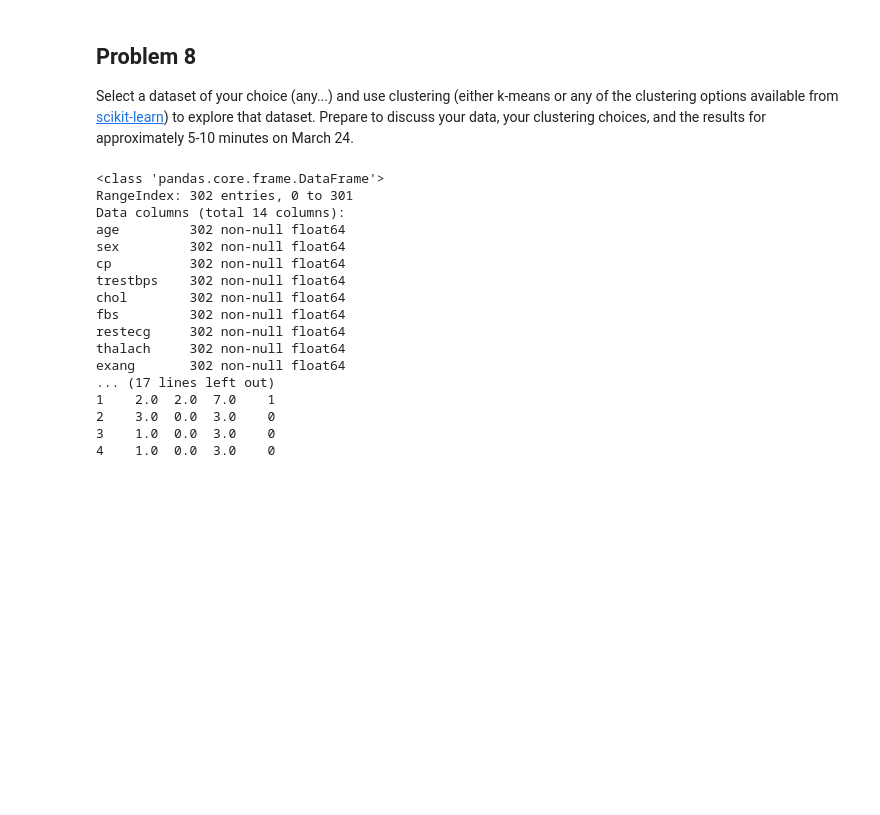
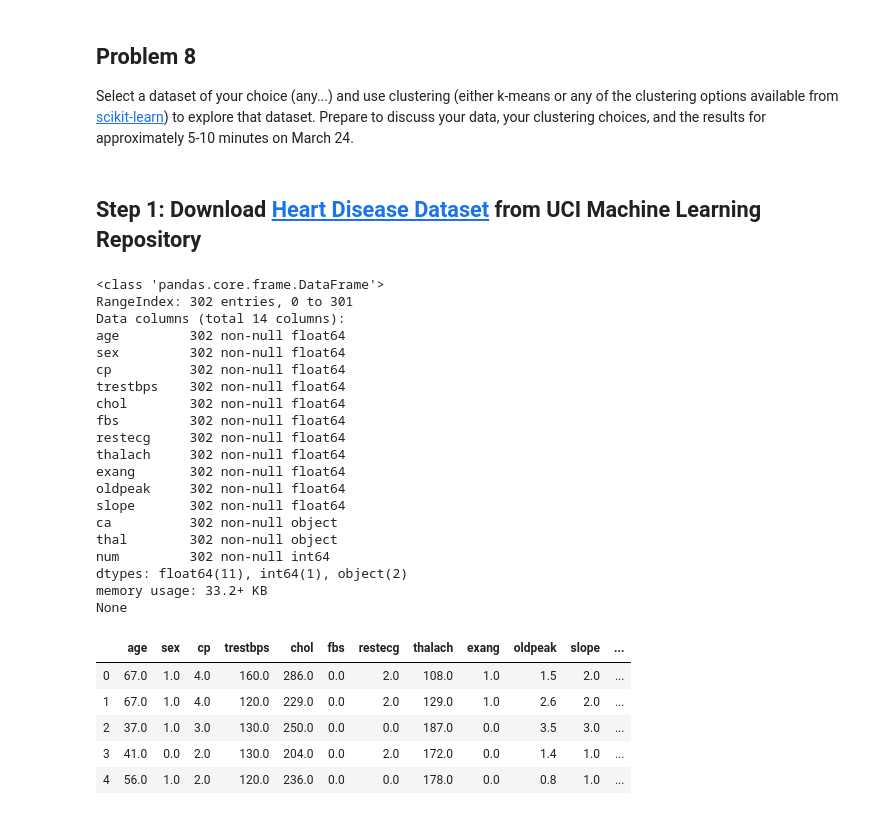
Before and after one commit to jyoung67/data-science, a Jupyter notebook: HW09/k-Means.ipynb, the cells around one changed output. Drawn from its saved outputs; the diff is of its cells as text; code cells hidden in the pictures; blank space fills up the shorter version.

```diff
--- a/HW09/k-Means.ipynb
+++ b/HW09/k-Means.ipynb
@@ -331,27 +313,38 @@ plot_categories_with_labels(X[:,0], X[:,1],kmeans_clusters[0],merged_data["wbcod
 ## Problem 8
 
 Select a dataset of your choice (any...) and use clustering (either k-means or any of the clustering options available from [scikit-learn](https://scikit-learn.org/stable/modules/clustering.html)) to explore that dataset. Prepare to discuss your data, your clustering choices, and the results for approximately 5-10 minutes on March 24.
+# %% [markdown]
+## Step 1:  Download [Heart Disease Dataset](https://archive.ics.uci.edu/ml/datasets/Heart+Disease) from UCI Machine Learning Repository
 # %%
 tdf = pd.read_csv('https://archive.ics.uci.edu/ml/machine-learning-databases/heart-disease/processed.cleveland.data', sep = ',')
 header = ["age", "sex", "cp", "trestbps", "chol", "fbs","restecg", "thalach", "exang", "oldpeak", "slope", "ca", "thal", "num"]
 tdf.columns = header
 print(tdf.info())
-print(tdf.head())
+tdf.head()
 # %% [output]
 <class 'pandas.core.frame.DataFrame'>
 RangeIndex: 302 entries, 0 to 301
 Data columns (total 14 columns):
 age         302 non-null float64
 sex         302 non-null float64
 cp          302 non-null float64
 trestbps    302 non-null float64
 chol        302 non-null float64
 fbs         302 non-null float64
 restecg     302 non-null float64
 thalach     302 non-null float64
 exang       302 non-null float64
-... (17 lines left out)
-1    2.0  2.0  7.0    1
-2    3.0  0.0  3.0    0
-3    1.0  0.0  3.0    0
-4    1.0  0.0  3.0    0
+oldpeak     302 non-null float64
+slope       302 non-null float64
+ca          302 non-null object
+thal        302 non-null object
+num         302 non-null int64
+dtypes: float64(11), int64(1), object(2)
+memory usage: 33.2+ KB
+None
+|  | age | sex | cp | trestbps | chol | fbs | restecg | thalach | exang | oldpeak | slope | ... |
+| 0 | 67.0 | 1.0 | 4.0 | 160.0 | 286.0 | 0.0 | 2.0 | 108.0 | 1.0 | 1.5 | 2.0 | ... |
+| 1 | 67.0 | 1.0 | 4.0 | 120.0 | 229.0 | 0.0 | 2.0 | 129.0 | 1.0 | 2.6 | 2.0 | ... |
+| 2 | 37.0 | 1.0 | 3.0 | 130.0 | 250.0 | 0.0 | 0.0 | 187.0 | 0.0 | 3.5 | 3.0 | ... |
+| 3 | 41.0 | 0.0 | 2.0 | 130.0 | 204.0 | 0.0 | 2.0 | 172.0 | 0.0 | 1.4 | 1.0 | ... |
+| 4 | 56.0 | 1.0 | 2.0 | 120.0 | 236.0 | 0.0 | 0.0 | 178.0 | 0.0 | 0.8 | 1.0 | ... |
```
Also changed, not shown: parts of 20 cells of this notebook.
